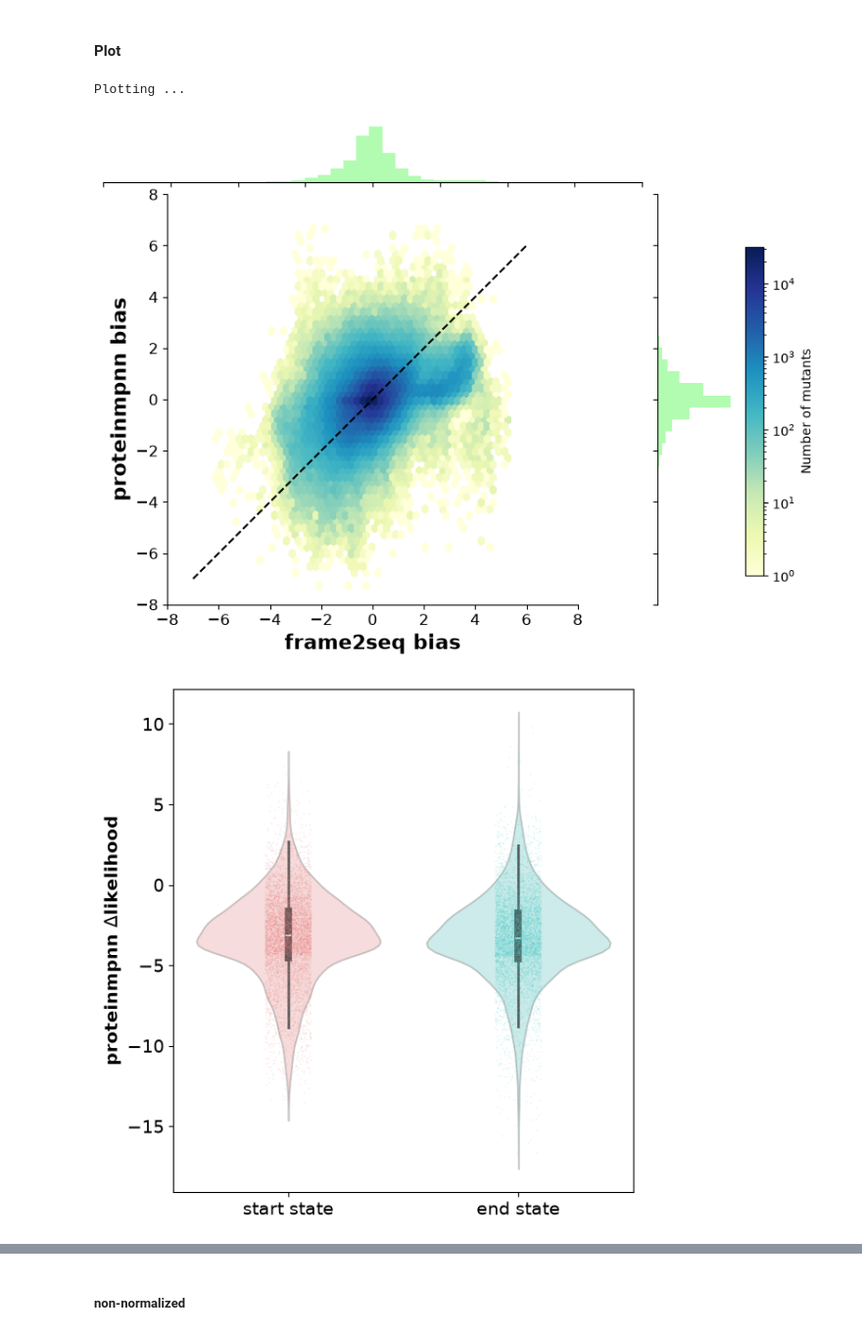
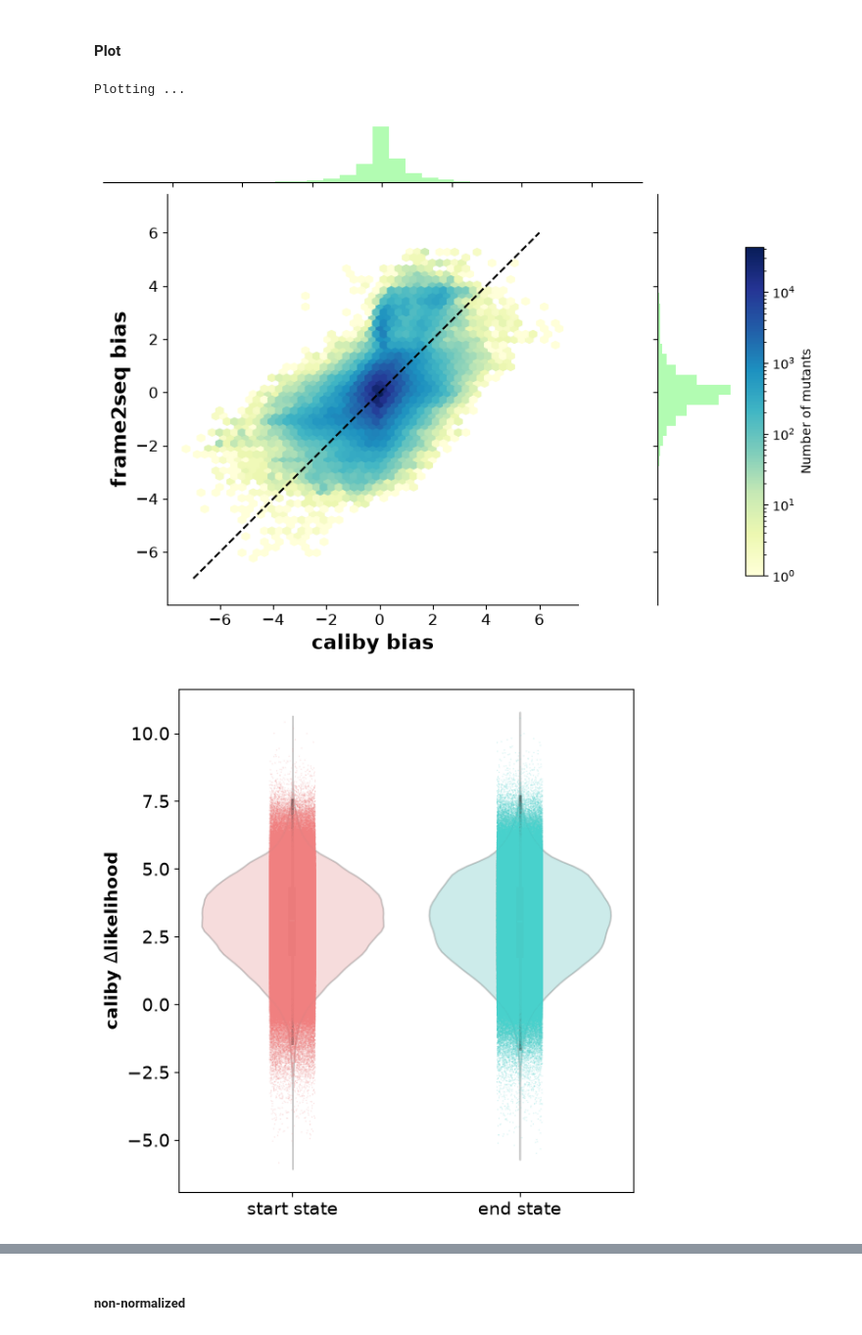
Before and after one commit to geanhu/rotation-su26-kortemme-lab, a Jupyter notebook: notebooks/conformational-biasing.ipynb, the cells around one changed output, grey strips where cells are left out. Shown at 98% size. Saved outputs shown, nothing was run; the diff lists cells and outputs as text; code cells hidden in the pictures.

```diff
--- a/notebooks/conformational-biasing.ipynb
+++ b/notebooks/conformational-biasing.ipynb
@@ -22,8 +24,18 @@ data_proteinmpnn = pd.read_csv(
     '/wynton/home/rotation/geanhu/multi-state/data/conf-bias-output/5KPE-5KPH/designs_conf-bias_proteinmpnn.csv',
     index_col=0
 )
+data_caliby = pd.read_csv(
+    '/wynton/home/rotation/geanhu/multi-state/data/conf-bias-output/5KPE-5KPH/designs_conf-bias_caliby.csv',
+    index_col=0
+)
 data = pd.merge(
     data_frame2seq, data_proteinmpnn,
+    on=['name', 'mut'],
+    how='left',
+    validate='one_to_one'
+)
+data = pd.merge(
+    data, data_caliby,
     on=['name', 'mut'],
     how='left',
     validate='one_to_one'
@@ -112,26 +145,26 @@ graph_df['combined_bias'] = graph_df[['frame2seq_pdb0_z_bias', 'proteinmpnn_pdb0
 #### Plot
 # %%
 # compare scores
+x = 'caliby_pdb0_z_bias'
+y = 'frame2seq_pdb0_z_bias'
 
 # sort by combined (summed) bias ~= agreement
-graph_df['combined_bias'] = graph_df['proteinmpnn_pdb0_z_bias'] + graph_df['frame2seq_pdb0_z_bias']
+graph_df['combined_bias'] = graph_df[x] + graph_df[y]
 graph_df = graph_df.sort_values(
     by='combined_bias', ascending=False
 ).reset_index(drop=True)
 
 # assign bias
-if 'bias' not in graph_df.columns:
-    model = 'proteinmpnn' # with proteinmpnn scores, for now
-    graph_df['bias'] = graph_df.progress_apply(
-        # use proteinmpnn to filter out low expresssion mutants, for now
-        lambda row: assign_bias(row, len(graph_df), 'proteinmpnn'), axis=1
-    ) #type: ignore
-    graph_df['bias'] = graph_df['bias'].astype('category')
+# if 'bias' not in graph_df.columns:
+#     model = 'proteinmpnn' # with proteinmpnn scores, for now
+#     graph_df['bias'] = graph_df.progress_apply(
+#         # use proteinmpnn to filter out low expresssion mutants, for now
+#         lambda row: assign_bias(row, len(graph_df), 'proteinmpnn'), axis=1
+#     ) #type: ignore
+#     graph_df['bias'] = graph_df['bias'].astype('category')
 
 # plot
 print('Plotting ...')
-x = 'frame2seq_pdb0_z_bias'
-y = 'proteinmpnn_pdb0_z_bias'
 
 graph = sns.JointGrid(
     data=graph_df,
@@ -180,8 +213,8 @@ graph.ax_joint.plot(
 
 # axes
 ax = graph.ax_joint
-ax.set_xlabel('frame2seq bias', fontsize=16, fontweight='bold')
-ax.set_ylabel('proteinmpnn bias', fontsize=16, fontweight='bold')
+ax.set_xlabel(f'{x.split('_')[0]} bias', fontsize=16, fontweight='bold')
+ax.set_ylabel(f'{y.split('_')[0]} bias', fontsize=16, fontweight='bold')
 ax.tick_params(
     axis='both',
     labelsize=12,
@@ -210,6 +243,6 @@ cbar.set_label('Number of mutants')
 plt.show()
 # %% [output]
 Plotting ...
-[figure, old version]
+[figure, new version]
 # %%
 # separate by structure
@@ -224,12 +257,12 @@ graph_dfs = [
 # distributions of raw scores for each state
 fig, ax = plt.subplots(figsize=(6, 6))
 
-model = 'proteinmpnn'
+model = 'caliby'
 graph_df_safe = graph_df.copy()
-graph_df = graph_df[
-    (graph_df[f'{model}_pdb1_z'] > 0) |
-    (graph_df[f'{model}_pdb0_z'] > 0)
-]
+# graph_df = graph_df[
+#     (graph_df[f'{model}_pdb1_z'] > 0) |
+#     (graph_df[f'{model}_pdb0_z'] > 0)
+# ]
 
 # plot
 sns.violinplot(
@@ -249,34 +282,34 @@ sns.stripplot(
     data=graph_df[[
         f'{model}_pdb1',
         f'{model}_pdb0'
     ]],
     palette=[
         'lightcoral',
         'mediumturquoise'
     ],
     size = 1,
     alpha = 0.2,
     ax=ax
 )
 
 # axes
 ax.set_xticks([0, 1])
 ax.set_xticklabels([
     'start state',
     'end state'
 ])
 ax.set_xlabel(f'', fontsize=16, fontweight='bold')
 ax.set_ylabel(rf'{model} $\Delta$likelihood', fontsize=14, fontweight='bold')
 ax.tick_params(
     axis='both',
     labelsize=14,
 )
 plt.tight_layout()
 plt.show()
 
 graph_df = graph_df_safe.copy()
 # %% [output]
-[figure, old version]
+[figure, new version]
 # %%
 # plot bias for each state (transformed)
 def assign_bias(row, total, model):
```
Also changed, not shown: parts of 25 cells of this notebook, 5 other files.
